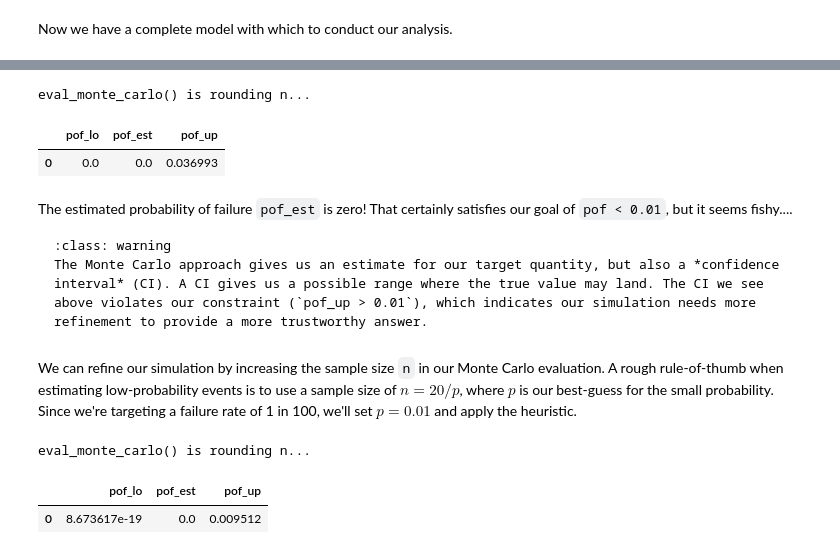
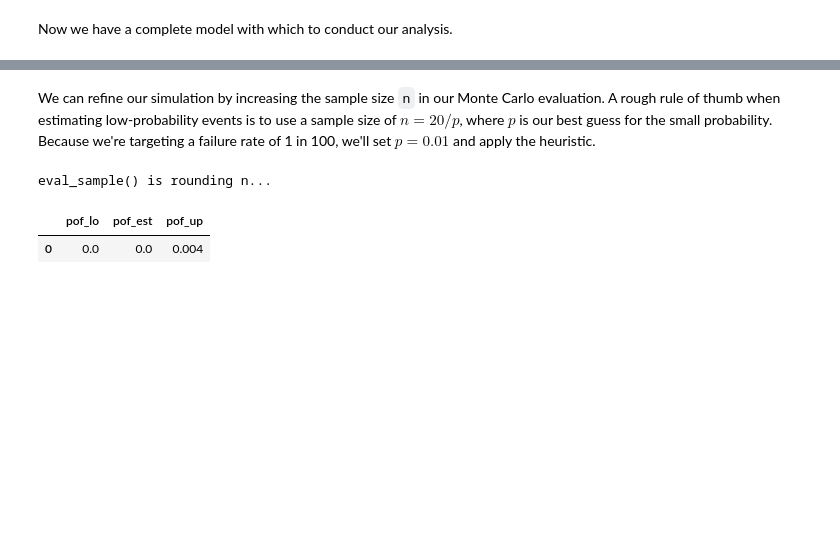
Before and after one commit to zdelrosario/uq-book-preview, a Jupyter notebook: _sources/01_orienting/grama-intro.ipynb, the cells around one changed output, grey strips where cells are left out. Cells and saved outputs as stored; diff of their text form; code cells hidden in the pictures; blank space fills up the shorter version.

Commit message:
update book preview

````diff
--- a/_sources/01_orienting/grama-intro.ipynb
+++ b/_sources/01_orienting/grama-intro.ipynb
@@ -51,5 +57,9 @@ Start a Python terminal (Open [Anaconda prompt](https://docs.anaconda.com/anacon
 import grama as gr
 # %% [markdown]
 If this runs without error, then you have successfully installed Grama!
+# %%
+from myst_nb import glue
+gr.hide_traceback() # Shorten error traceback (for printed book)
+gr.set_uqtheme()
 # %% [markdown]
 ### Jupyter Notebooks
@@ -775,0 +743,10 @@ model: Plate aluminum material properties
+# %%
+md_aluminum_v2 = (
+    gr.Model("Plate aluminum material properties")
+    >> gr.cp_marginals(
+        # Change the marginal for E to a normal
+        E=gr.marg_fit("norm", df_filtered.E),
+        mu=gr.marg_fit("beta", df_filtered.mu),
+    )
+    >> gr.cp_copula_gaussian(df_data=df_filtered)
+)
@@ -804,45 +1070,28 @@ Clearly, the probability of failure is *much* higher than our desired $0.01$! Le
+# %% [markdown]
+We can refine our simulation by increasing the sample size `n` in our Monte Carlo evaluation. A rough rule of thumb when estimating low-probability events is to use a sample size of $n = 20 / p$, where $p$ is our best guess for the small probability. Because we're targeting a failure rate of 1 in 100, we'll set $p = 0.01$ and apply the heuristic.
 # %%
 (
+    # Study the buckling model
     md_buckling
-    >> gr.ev_monte_carlo(
-        n=1e2,
+    # Perform simple Monte Carlo
+    >> gr.ev_sample(
+        # Use the rule of thumb for sample size
+        n=20 / 0.01,
         seed=101,
-        df_det=gr.df_make(a=6, t=1/16)
+        df_det=gr.df_make(h=6, w=6, t=1/16, m=1)
     )
     >> gr.tf_summarize(
-        pof_lo=gr.binomial_ci(DF.g_buckle <= 0, side="lo"),
-        pof_est=gr.mean(DF.g_buckle <= 0),
-        pof_up=gr.binomial_ci(DF.g_buckle <= 0, side="up"),
+        pof_lo=gr.pr_lo(DF.g_buckle <= 0),
+        pof_est=gr.pr(DF.g_buckle <= 0),
+        pof_up=gr.pr_up(DF.g_buckle <= 0),
+    )
+    # Round all numeric columns
+    >> gr.tf_mutate_if(
+        gr.is_numeric,
+        lambda x: gr.round(x, 3),
     )
 )
 # %% [output]
-eval_monte_carlo() is rounding n...
+eval_sample() is rounding n...
 |  | pof_lo | pof_est | pof_up |
-| 0 | 0.0 | 0.0 | 0.036993 |
+| 0 | 0.0 | 0.0 | 0.004 |
-# %% [markdown]
-The estimated probability of failure `pof_est` is zero! That certainly satisfies our goal of `pof < 0.01`, but it seems fishy....
-
-```{admonition} Calculation tolerances
-:class: warning
-The Monte Carlo approach gives us an estimate for our target quantity, but also a *confidence interval* (CI). A CI gives us a possible range where the true value may land. The CI we see above violates our constraint (`pof_up > 0.01`), which indicates our simulation needs more refinement to provide a more trustworthy answer.
-```
-# %% [markdown]
-We can refine our simulation by increasing the sample size `n` in our Monte Carlo evaluation. A rough rule-of-thumb when estimating low-probability events is to use a sample size of $n = 20 / p$, where $p$ is our best-guess for the small probability. Since we're targeting a failure rate of 1 in 100, we'll set $p = 0.01$ and apply the heuristic.
-# %%
-(
-    md_buckling
-    >> gr.ev_monte_carlo(
-        n=20 / 0.01,
-        seed=101,
-        df_det=gr.df_make(a=6, t=1/16)
-    )
-    >> gr.tf_summarize(
-        pof_lo=gr.binomial_ci(DF.g_buckle <= 0, side="lo"),
-        pof_est=gr.mean(DF.g_buckle <= 0),
-        pof_up=gr.binomial_ci(DF.g_buckle <= 0, side="up"),
-    )
-)
-# %% [output]
-eval_monte_carlo() is rounding n...
-|  | pof_lo | pof_est | pof_up |
-| 0 | 8.673617e-19 | 0.0 | 0.009512 |
````
Also changed, not shown: parts of 140 cells of this notebook, 48 other files.
